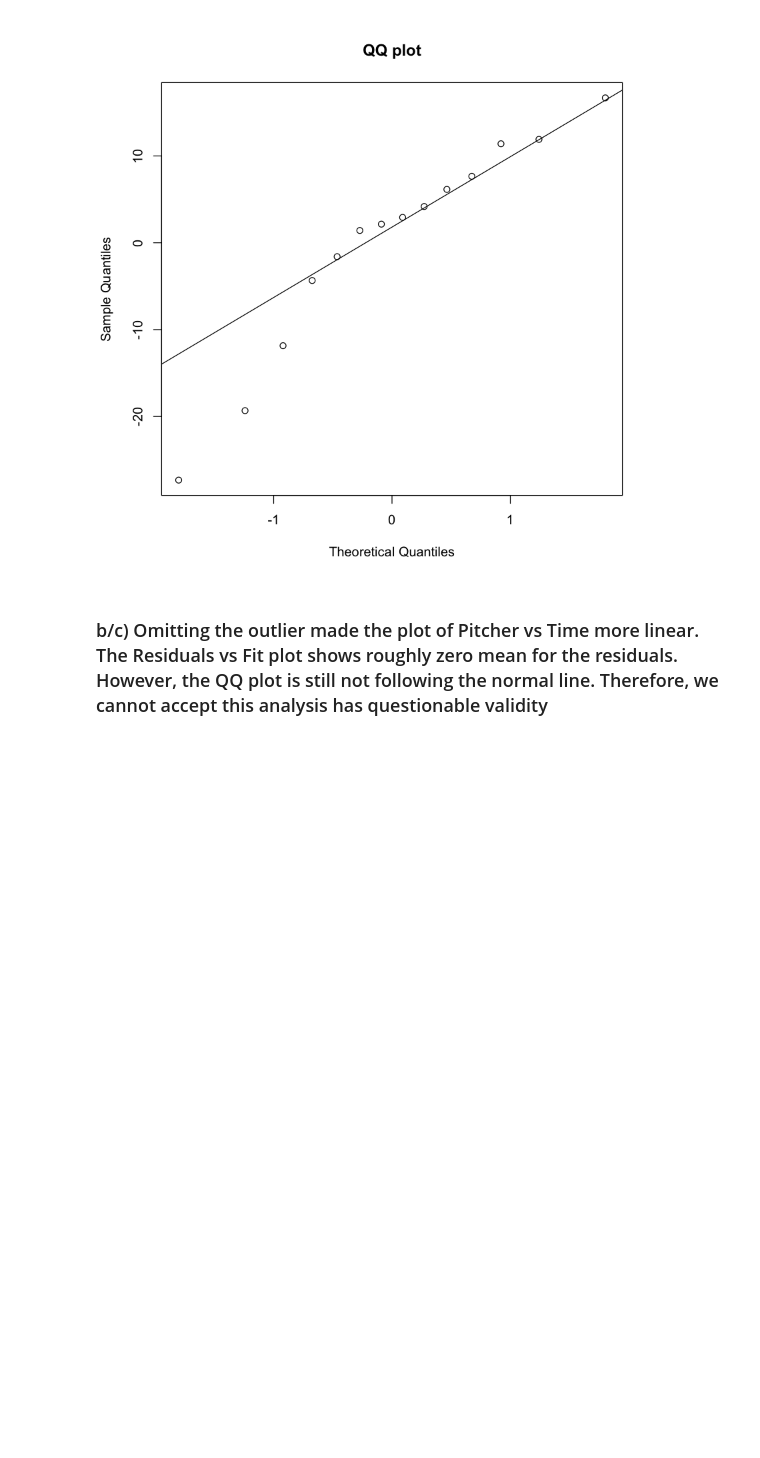
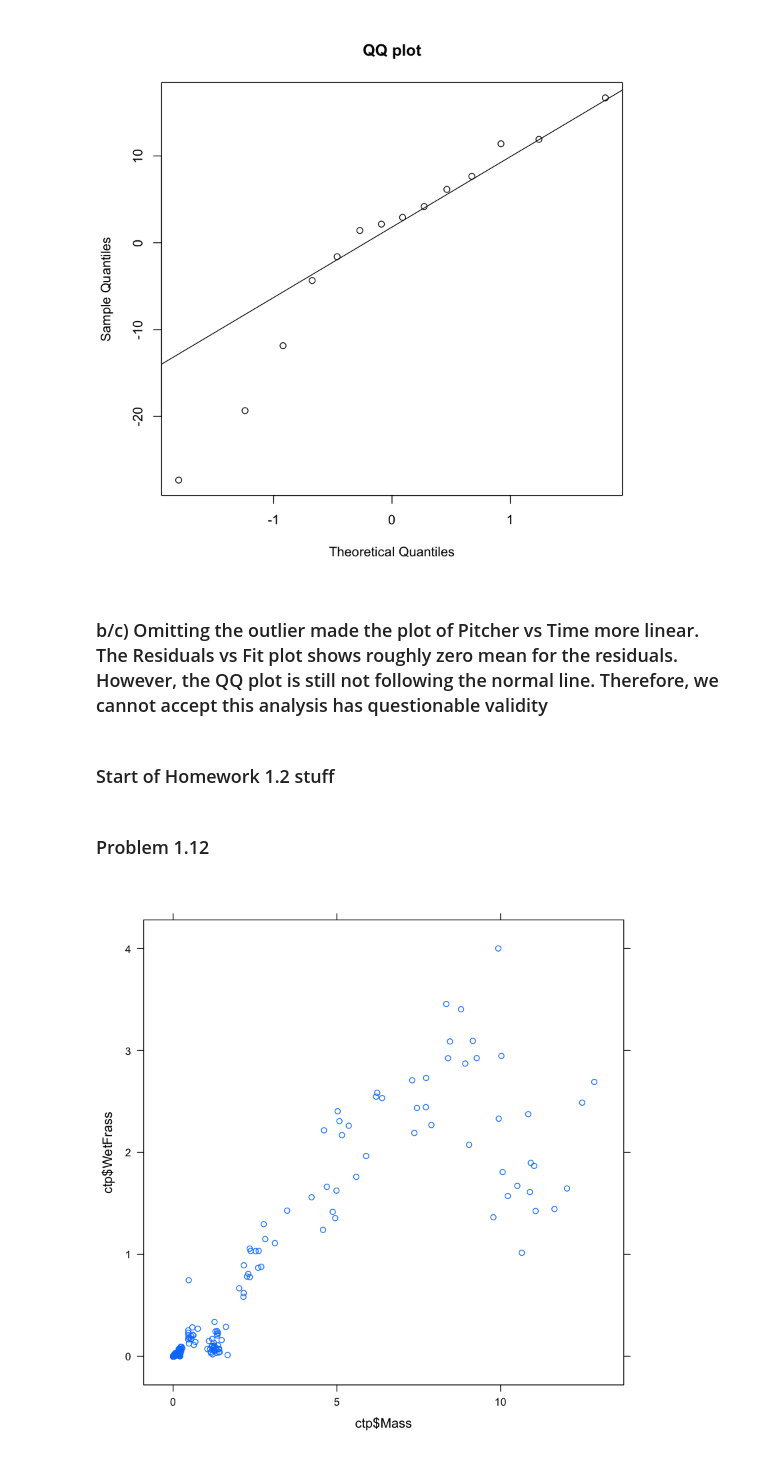
Before and after one commit to EvansDaniel/statistical-modeling-and-analysis, a Jupyter notebook: Homework1/Homework1-2.ipynb, the cells around one changed output. Cells and saved outputs as stored; diff of their text form; code cells hidden in the pictures; blank space fills up the shorter version.

Commit message:
Adding new stuff for homework 1.2

```diff
--- a/Homework1/Homework1.ipynb
+++ b/Homework1/Homework1-2.ipynb
@@ -177,3 +160,7 @@ qqline(pitchersTimeLm$residuals)
 [figure]
 # %% [markdown]
 ### b/c) Omitting the outlier made the plot of Pitcher vs Time more linear. The Residuals vs Fit plot shows roughly zero mean for the residuals. However, the QQ plot is still not following the normal line. Therefore, we cannot accept this analysis has questionable validity
+# %% [markdown]
+### Start of Homework 1.2 stuff
+# %% [markdown]
+### Problem 1.12
@@ -179,0 +169,6 @@ qqline(pitchersTimeLm$residuals)
+# %%
+ctp = Caterpillars
+# %%
+xyplot(ctp$WetFrass ~ ctp$Mass)
+# %% [output]
+[figure, added]
```
Also changed, not shown: parts of 19 cells of this notebook.
